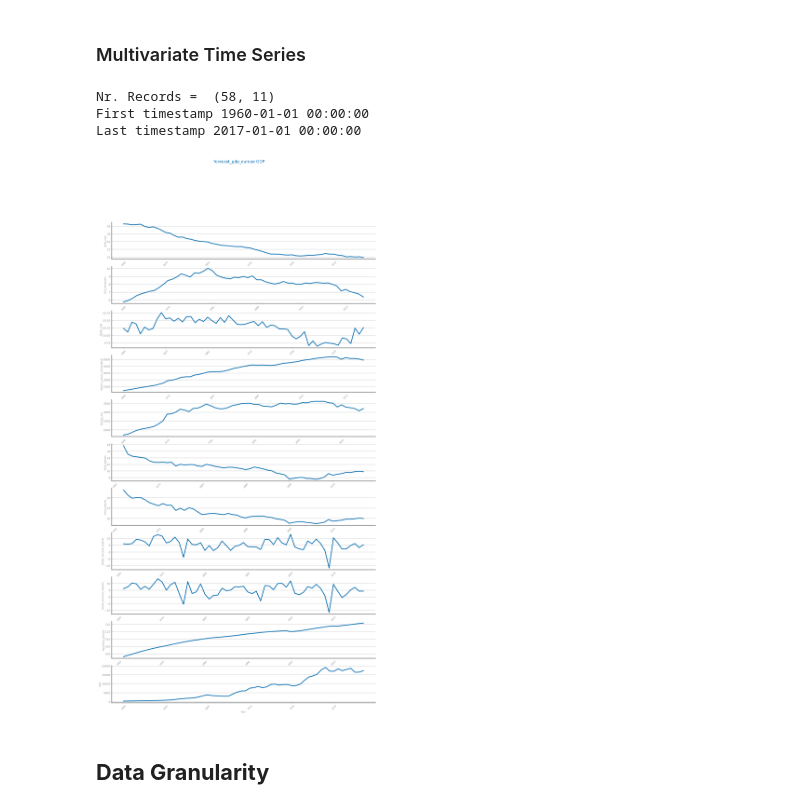
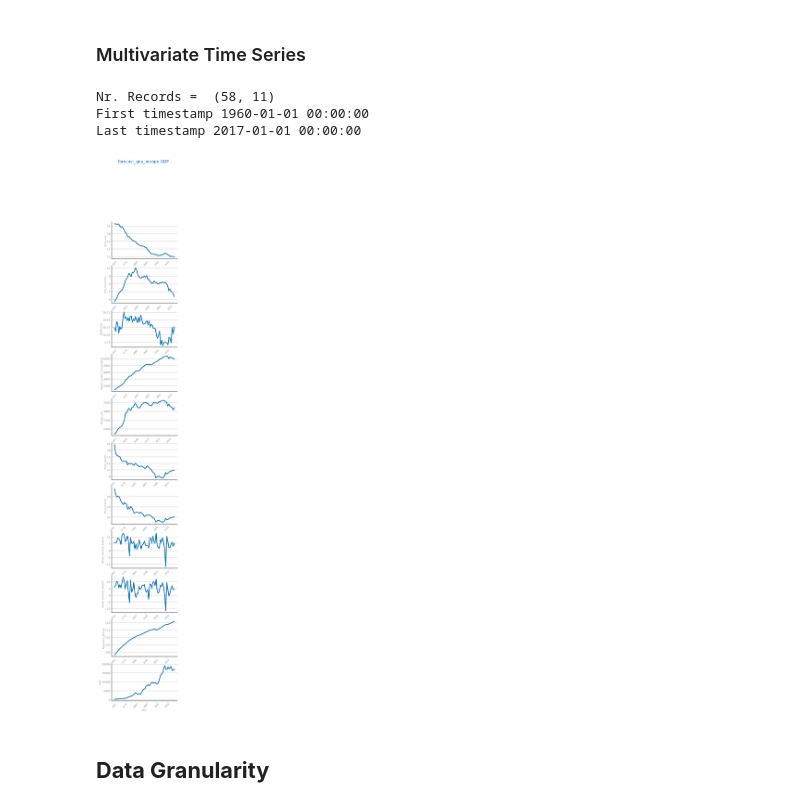
Before and after one commit to Moraisgit/data_science_project, a Jupyter notebook: src/set2_TS_data_profiling.ipynb, the cells around one changed output. Cells and saved outputs as stored; diff of their text form; code cells hidden in the pictures.

```diff
--- a/src/set2_TS_data_profiling.ipynb
+++ b/src/set2_TS_data_profiling.ipynb
@@ -48,46 +48,49 @@ Last timestamp 2017-01-01 00:00:00
 from matplotlib.axes import Axes
 from matplotlib.pyplot import subplots
 from matplotlib.figure import Figure
+from pandas import read_csv, DataFrame, Series
+from matplotlib.pyplot import figure, show
+from dslabs_functions import plot_line_chart, HEIGHT
 
 
 def plot_ts_multivariate_chart(data: DataFrame, title: str) -> list[Axes]:
     fig: Figure
     axs: list[Axes]
-    fig, axs = subplots(data.shape[1], 1, figsize=(3 * HEIGHT, HEIGHT / 2 * data.shape[1]))
+    fig, axs = subplots(data.shape[1], 1, figsize=(3, HEIGHT / 2 * data.shape[1]))
     fig.suptitle(title)
 
     for i in range(data.shape[1]):
         col: str = data.columns[i]
         plot_line_chart(
             data[col].index.to_list(),
             data[col].to_list(),
             ax=axs[i],
             xlabel=data.index.name,
             ylabel=col,
         )
     return axs
 
 # file_tag = "portugal"
 # target = "LifeExpectancy"
 data: DataFrame = read_csv(
     f'{path_to_directory}/datasets/forecast_gdp_europe.csv',
     index_col="Year",
     sep=",",
     decimal=".",
     parse_dates=True,
     infer_datetime_format=True,
 )
 print("Nr. Records = ", data.shape)
 print("First timestamp", data.index[0])
 print("Last timestamp", data.index[-1])
 
 plot_ts_multivariate_chart(data, title=f"{file_tag} {target}")
 show()
 # %% [output]
 Nr. Records =  (58, 11)
 First timestamp 1960-01-01 00:00:00
 Last timestamp 2017-01-01 00:00:00
-[figure, old version]
+[figure, new version]
 # %% [markdown]
 ## **Data Granularity**
 # %%
```
Also changed, not shown: parts of 6 cells of this notebook, 1 other file.
